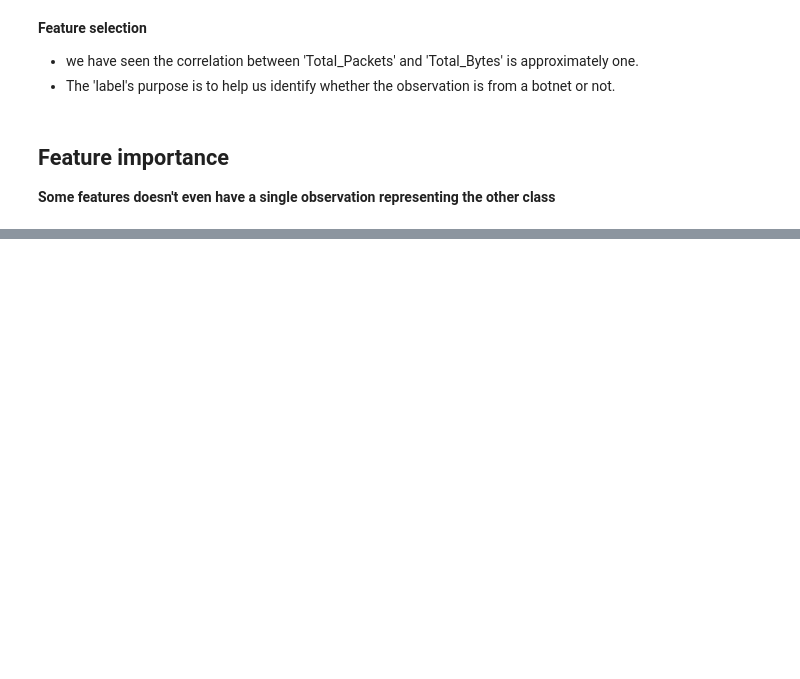
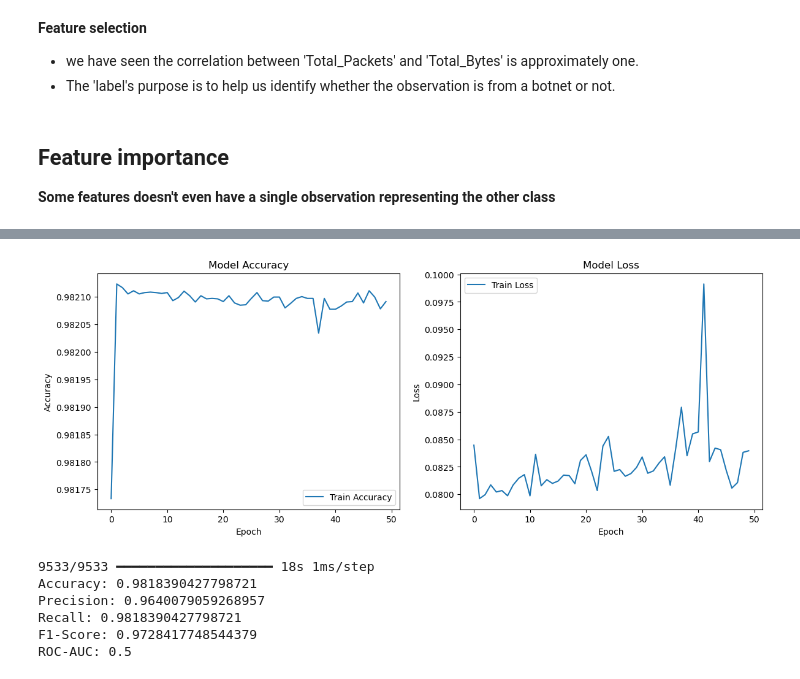
Before and after one commit to davedawitdave/Network-security-analysis-and-botnet-prediction, a Jupyter notebook: preprocessing/botnet_prediction (classfication) - Copy.ipynb, the cells around one changed output, grey strips where cells are left out. Saved outputs shown, nothing was run; the diff lists cells and outputs as text; code cells hidden in the pictures; blank space fills up the shorter version.

```diff
--- a/preprocessing/botnet_prediction (classfication) - Copy.ipynb
+++ b/preprocessing/botnet_prediction (classfication) - Copy.ipynb
@@ -105,13 +128,7 @@ print(chi2_results)
 # %%
-y = to_categorical(y)
-
-# Split the data
-X_train, X_test, y_train, y_test = train_test_split(X, y, test_size=0.2, random_state=42)
-
-# Normalize the feature data
+# Normalize the feature data (if necessary for the specific context)
 scaler = StandardScaler()
-X_train = scaler.fit_transform(X_train)
-X_test = scaler.transform(X_test)
+X_scaled = scaler.fit_transform(X)
 # %%
 def create_model():
     model = Sequential()
@@ -142,18 +159,37 @@ class KerasClassifierWrapper(BaseEstimator, ClassifierMixin):
         if len(y.shape) == 3:
             y = np.squeeze(y)
         self.model_ = self.build_fn(**self.kwargs)
-        self.history_ = self.model_.fit(X, y, epochs=self.epochs, batch_size=self.batch_size, verbose=self.verbose)
-        return self
+
+
+
+
+
+
+
+
+
+
+
+
+
+
+
+
+
+
+
+
+
 
     def predict(self, X, **kwargs):
         return np.argmax(self.model_.predict(X), axis=1)
 # Wrap the model using the custom wrapper
-model = KerasClassifierWrapper(build_fn=create_model, epochs=50, batch_size=32, verbose=1)
+model = KerasClassifierWrapper(build_fn=create_model, epochs=20, batch_size=64, verbose=1)
 
 # Define hyperparameters for GridSearchCV
 params = {
-    'epochs': [50, 100],
-    'batch_size': [32, 64]
+    'epochs': [50],
+    'batch_size': [64]
 }
 
 # Hyperparameter tuning and model evaluation
@@ -185,38 +247,46 @@ fig, (ax1, ax2) = plt.subplots(1, 2, figsize=(14, 5))
 
 # Plot accuracy
 ax1.plot(history['accuracy'], label='Train Accuracy')
-ax1.plot(history['val_accuracy'], label='Validation Accuracy')
+#ax1.plot(history['val_accuracy'], label='Validation Accuracy')
 ax1.set_title('Model Accuracy')
 ax1.set_xlabel('Epoch')
 ax1.set_ylabel('Accuracy')
 ax1.legend()
 
 # Plot loss
 ax2.plot(history['loss'], label='Train Loss')
-ax2.plot(history['val_loss'], label='Validation Loss')
+#ax2.plot(history['val_loss'], label='Validation Loss')
 ax2.set_title('Model Loss')
 ax2.set_xlabel('Epoch')
 ax2.set_ylabel('Loss')
 ax2.legend()
 
 plt.show()
 
 # Evaluate on test set
 y_pred = grid.best_estimator_.predict(X_test)
 
 # Convert predictions and true labels from categorical to binary
 y_pred_binary = np.argmax(to_categorical(y_pred), axis=1)
 y_test_binary = np.argmax(y_test, axis=1)
 
 # Evaluate the model
 accuracy = accuracy_score(y_test_binary, y_pred_binary)
 precision = precision_score(y_test_binary, y_pred_binary, average='weighted')
 recall = recall_score(y_test_binary, y_pred_binary, average='weighted')
 f1 = f1_score(y_test_binary, y_pred_binary, average='weighted')
 roc_auc = roc_auc_score(y_test_binary, to_categorical(y_pred_binary), multi_class='ovr')
 
 print(f"Accuracy: {accuracy}")
 print(f"Precision: {precision}")
 print(f"Recall: {recall}")
 print(f"F1-Score: {f1}")
 print(f"ROC-AUC: {roc_auc}")
+# %% [output]
+[figure, added]
+9533/9533 ━━━━━━━━━━━━━━━━━━━━ 18s 1ms/step
+Accuracy: 0.9818390427798721
+Precision: 0.9640079059268957
+Recall: 0.9818390427798721
+F1-Score: 0.9728417748544379
+ROC-AUC: 0.5
```
Also changed, not shown: parts of 9 cells of this notebook, 7 other files.
